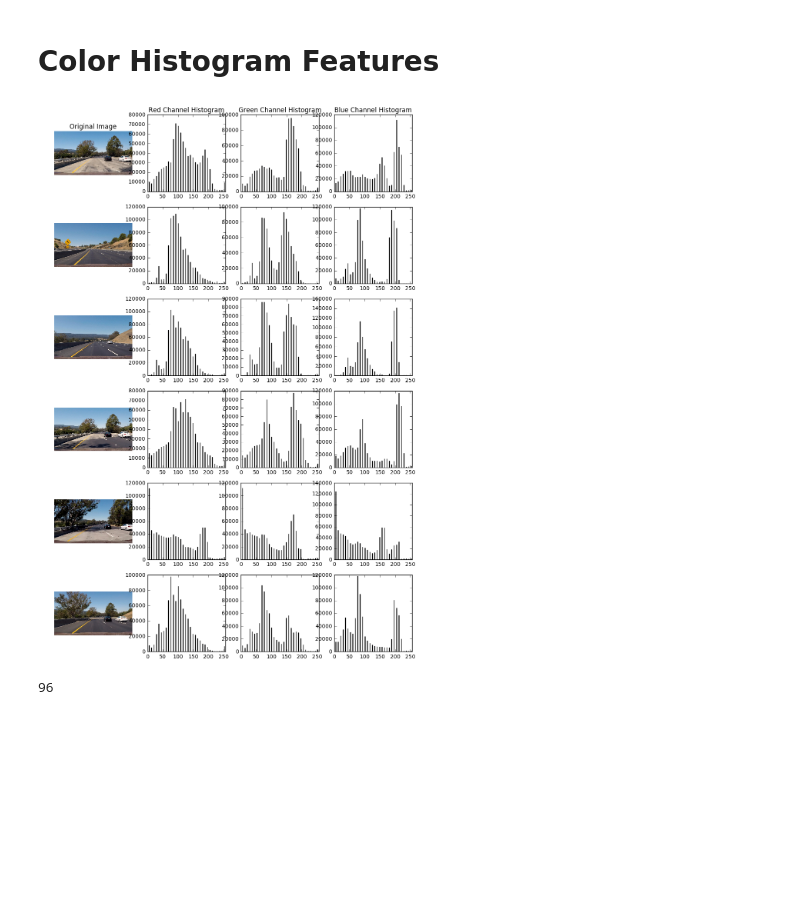
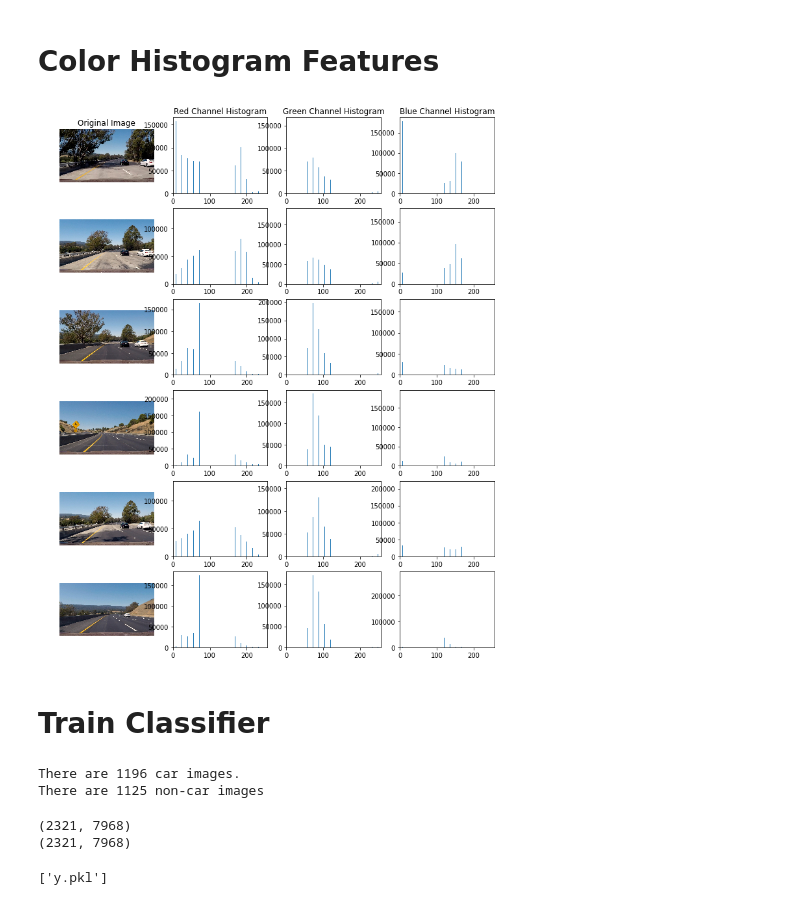
Before and after one commit to AryanJ-NYC/vehicle-detection, a Jupyter notebook: vehicle-detection.ipynb, the cells around one changed output. Cells and saved outputs as stored; diff of their text form; code cells hidden in the pictures; blank space fills up the shorter version.

Commit message:
Classify image features

```diff
--- a/vehicle-detection.ipynb
+++ b/vehicle-detection.ipynb
@@ -31,24 +31,20 @@ from skimage.feature import hog
 
 def extract_hog_features(image, num_orients, pixels_per_cell, cells_per_block, return_hog_img=True, return_feature_vec=True):
     grayscale_img = color.rgb2gray(image)
-    return hog(grayscale_img, orientations=num_orients, pixels_per_cell=(pixels_per_cell, pixels_per_cell), cells_per_block=(cells_per_block, cells_per_block), visualise=return_hog_img, transform_sqrt=True)
+    return hog(grayscale_img, orientations=num_orients, pixels_per_cell=(pixels_per_cell, pixels_per_cell), cells_per_block=(cells_per_block, cells_per_block), block_norm='L2', visualise=return_hog_img)
 # %%
 from skimage import exposure
 
-num_orientations = 18
-pixels_per_cell = 16
+num_orientations = 9
+pixels_per_cell = 32
 cells_per_block = 1
 
 fig, axarr = plt.subplots(num_images, 2, figsize=(12, 15), sharey=True)
 axarr[0, 0].set_title('Original Image')
 axarr[0, 1].set_title('Histogram of Gradients')
 
-hogs = []
-hog_images = []
 for idx, image in enumerate(images):
     histo_of_grads, hog_img = extract_hog_features(image, num_orientations, pixels_per_cell, cells_per_block, return_feature_vec=False)
-    hogs.append(histo_of_grads)
-    hog_images.append(hog_img)
 
     # Rescale histogram for better display
     hog_img = exposure.rescale_intensity(hog_img, in_range=(0, 0.02))
@@ -67,38 +63,94 @@ def get_color_histograms(img):
     histograms = []
     for channel_idx in range(num_channels):
         channel = img[:, :, channel_idx]
-        channel_histogram = np.histogram(channel, bins=32, range=(0, 256))
+        channel_histogram = np.histogram(channel, bins=16, range=(0, 256))
         histograms.append(channel_histogram)
     return histograms
 
-fig, axarr = plt.subplots(num_images, num_channels+1, figsize=(12, 18))
+
+def extract_color_histogram_features(img):
+    histogram_data = get_color_histograms(img)
+    feature_vector = []
+    for channel_idx in range(img.shape[2]):
+        histogram = histogram_data[channel_idx][0]
+        feature_vector = np.concatenate((feature_vector, histogram))
+    return feature_vector
+
+
+fig, axarr = plt.subplots(num_images, num_channels+1, figsize=(12, 15))
 axarr[0, 0].set_title('Original Image')
 axarr[0, 1].set_title('Red Channel Histogram')
 axarr[0, 2].set_title('Green Channel Histogram')
 axarr[0, 3].set_title('Blue Channel Histogram')
 
 color_histogram_feature_vector = []
 for idx, image in enumerate(images):
-    histogram_data = get_color_histograms(image)
+    histogram_data = get_color_histograms(image) # get color histograms used to plot data
 
     R_histogram = histogram_data[0][0]
     G_histogram = histogram_data[1][0]
     B_histogram = histogram_data[2][0]
     bin_edges = histogram_data[0][1]
     bin_centers = (bin_edges[1:] + bin_edges[0:-1])/2
 
     color_histogram_feature_vector.append(np.concatenate((R_histogram, G_histogram, B_histogram)))
 
     # Plot Data
     bin_centers = (bin_edges[1:] + bin_edges[0:-1])/2
     axarr[idx, 0].imshow(image)
     axarr[idx, 0].axis('off')
 
     for j, histogram_datum in enumerate(histogram_data):
         histogram = histogram_datum[0]
         axarr[idx, j+1].bar(bin_centers, histogram)
         axarr[idx, j+1].set_xlim(0, 256)
 plt.show()
 # %% [output]
-[figure, old version]
+[figure, new version]
-96
+# %% [markdown]
+# Train Classifier
+# %%
+def extract_all_features(img):
+    hog_features = extract_hog_features(image, num_orientations, pixels_per_cell, cells_per_block, return_hog_img=False)
+    color_hist_features = extract_color_histogram_features(img)
+    features = np.concatenate((hog_features, color_hist_features))
+    return features
+
+car_paths = glob.glob('./vehicles_smallset/**/*.jpeg')
+notcar_paths = glob.glob('./non-vehicles_smallset/**/*.jpeg')
+print("There are {} car images.".format(len(car_paths)))
+print("There are {} non-car images".format(len(notcar_paths)))
+
+car_features = []
+for car_path in car_paths:
+    car_img = mpimg.imread(car_path)
+    single_car_features = extract_all_features(car_img)
+    car_features.append(single_car_features)
+
+not_car_features = []
+for notcar_path in notcar_paths:
+    notcar_img = mpimg.imread(notcar_path)
+    single_notcar_features = extract_all_features(notcar_img)
+    not_car_features.append(single_notcar_features)
+# %% [output]
+There are 1196 car images.
+There are 1125 non-car images
+# %%
+from sklearn.preprocessing import StandardScaler
+
+X = np.concatenate((car_features, not_car_features))
+print(X.shape)
+
+scaled_X = StandardScaler().fit_transform(X)
+
+y = np.hstack((np.ones(len(car_features)), np.zeros(len(not_car_features))))
+# %% [output]
+(2321, 7968)
+(2321, 7968)
+# %%
+# Save scaled_X and y
+from sklearn.externals import joblib
+joblib.dump(scaled_X, 'scaled_X.pkl')
+joblib.dump(y, 'y.pkl')
+# %% [output]
+['y.pkl']
```
Also changed, not shown: parts of 2 cells of this notebook, 1 other file.
